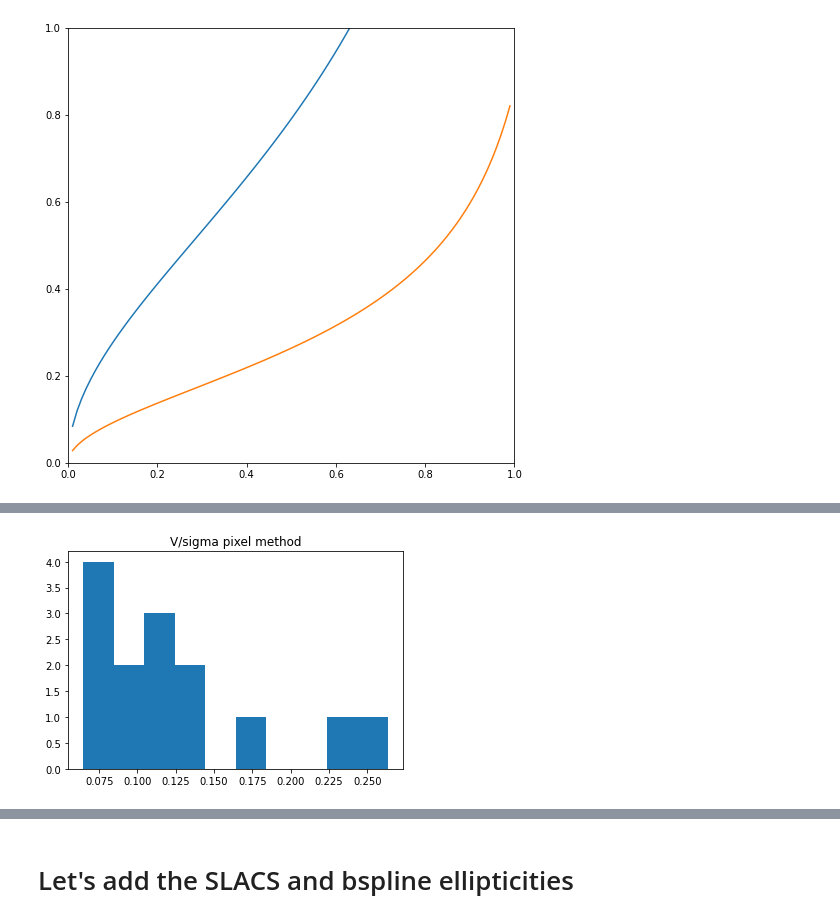
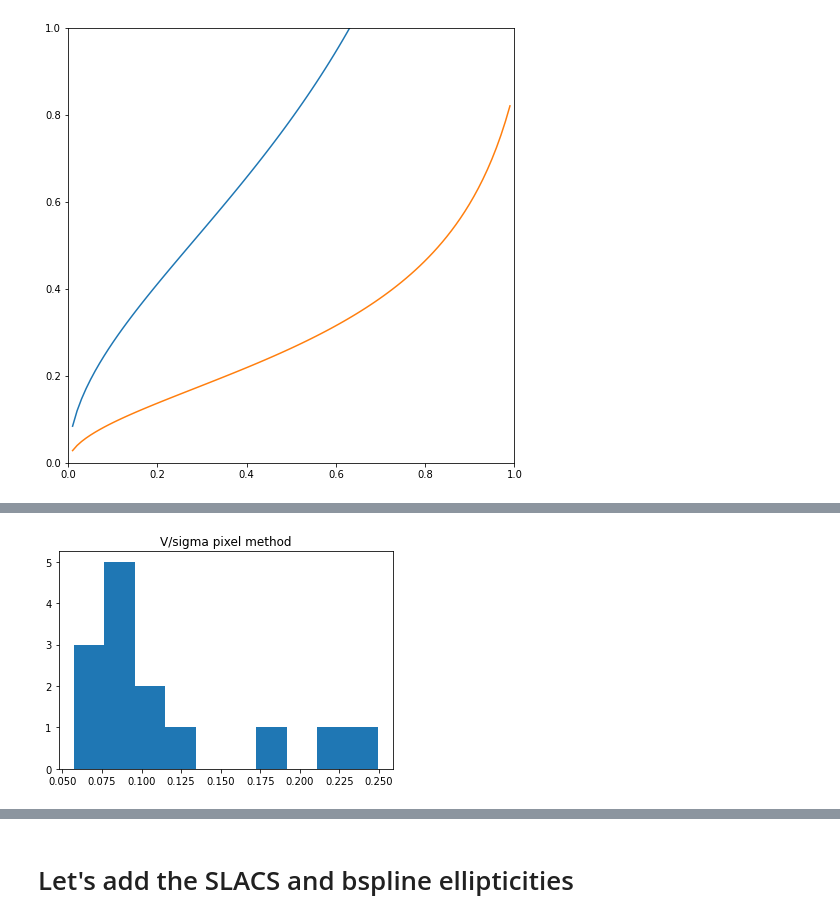
Before and after one commit to shawnknabel/slacs_kinematics_jam_modeling, a Jupyter notebook: jupyter_notebooks/kinematics_maps/fast_and_slow_rotators_analysis_011023.ipynb, the cells around one changed output, grey strips where cells are left out. Cells and saved outputs as stored; diff of their text form; code cells hidden in the pictures.

```diff
--- a/jupyter_notebooks/kinematics_maps/fast_and_slow_rotators_analysis_011023.ipynb
+++ b/jupyter_notebooks/kinematics_maps/fast_and_slow_rotators_analysis_011023.ipynb
@@ -67,0 +213,5 @@ for i in range(len(obj_names)):
+# %%
+fig, ax = plt.subplots()
+for i in range(14):
+    ax.scatter(i, pkl_reffs[i], c='k')
+    ax.scatter(i, slacs_reffs[i], c='b')
@@ -241,7 +437,7 @@ def calc_R (bin_arrays, num_bins):
 # %%
 # Define function to assign velocities to each pixel from their Voronoi bin, taking only those within the effective radius
 
-def calc_aperture_velocities_from_lum_weight_pixels (bin_arrays, V_array, VD_array, dVD_array, pixel_luminosities, reff):
+def calc_aperture_velocities_from_lum_weight_pixels_original (bin_arrays, V_array, VD_array, dV_array, dVD_array, pixel_luminosities, reff):
 
     # normalize pixel luminosities
     normalized_pixel_luminosities = pixel_luminosities/np.sum(pixel_luminosities)
@@ -249,6 +445,7 @@ def calc_aperture_velocities_from_lum_weight_pixels (bin_arrays, V_array, VD_arr
     # create array for velocity of each pixel
     pixel_Vs = np.zeros(len(pixel_luminosities))
     pixel_VDs = np.zeros(len(pixel_luminosities))
+    pixel_dVs = np.zeros(len(pixel_luminosities))
     pixel_dVDs = np.zeros(len(pixel_luminosities))
     velocity_in_aperture = 0
 
@@ -259,6 +456,7 @@ def calc_aperture_velocities_from_lum_weight_pixels (bin_arrays, V_array, VD_arr
         # add velocity to the weighted_pixel_velocities
         pixel_Vs[in_bin] = V_array[i]
         pixel_VDs[in_bin] = VD_array[i]
+        pixel_dVs[in_bin] = dV_array[i]
         pixel_dVDs[in_bin] = dVD_array[i]
 
     # get radius of pixels
@@ -272,11 +470,13 @@ def calc_aperture_velocities_from_lum_weight_pixels (bin_arrays, V_array, VD_arr
     # weight squared pixel velocities by pixel luminosity
     lum_weighted_pixel_Vs_sq = pixel_Vs**2 * normalized_pixel_luminosities
     lum_weighted_pixel_VDs_sq = pixel_VDs**2 * normalized_pixel_luminosities
+    lum_weighted_pixel_dVs_sq = 2 * pixel_Vs * pixel_dVs * normalized_pixel_luminosities
     lum_weighted_pixel_dVDs_sq = 2 * pixel_VDs * pixel_dVDs * normalized_pixel_luminosities
 
     # take only those in the effective radius
     lum_weighted_aperture_V = np.sqrt(np.sum(lum_weighted_pixel_Vs_sq[in_aperture]))
     lum_weighted_aperture_VD = np.sqrt(np.sum(lum_weighted_pixel_VDs_sq[in_aperture]))
+    lum_weighted_aperture_dV = np.sum(lum_weighted_pixel_dVs_sq[in_aperture]) / (2 * np.sqrt(np.sum(lum_weighted_pixel_Vs_sq[in_aperture])))
     lum_weighted_aperture_dVD = np.sum(lum_weighted_pixel_dVDs_sq[in_aperture]) / (2 * np.sqrt(np.sum(lum_weighted_pixel_VDs_sq[in_aperture])))
 
     # calculate V/sigma
@@ -288,4 +488,4 @@ def calc_aperture_velocities_from_lum_weight_pixels (bin_arrays, V_array, VD_arr
     lambda_R = numerator / denominator
 
 
-    return V_sigma, lambda_R, lum_weighted_aperture_V, lum_weighted_aperture_VD, lum_weighted_aperture_dVD
+    return V_sigma, lambda_R, lum_weighted_aperture_V, lum_weighted_aperture_VD, lum_weighted_aperture_dV, lum_weighted_aperture_dVD
@@ -294,18 +557,20 @@ def calc_aperture_velocities_from_lum_weight_pixels (bin_arrays, V_array, VD_arr
 
 V_sigmas_bin_method = np.zeros(len(obj_names))
 lambda_Rs_bin_method = np.zeros(len(obj_names))
+V_ap_int_rms_bin_method = np.zeros(len(obj_names))
 VD_ap_int_rms_bin_method = np.zeros(len(obj_names))
+dV_ap_int_rms_bin_method = np.zeros(len(obj_names))
 dVD_ap_int_rms_bin_method = np.zeros(len(obj_names))
 
 V_sigmas_pixel_method = np.zeros(len(obj_names))
 lambda_Rs_pixel_method = np.zeros(len(obj_names))
+V_ap_int_rms_pixel_method = np.zeros(len(obj_names))
 VD_ap_int_rms_pixel_method = np.zeros(len(obj_names))
-V_ap_int_rms_pixel_method = np.zeros(len(obj_names))
+dV_ap_int_rms_pixel_method = np.zeros(len(obj_names))
 dVD_ap_int_rms_pixel_method = np.zeros(len(obj_names))
 
-b=0
 
-for obj_name in obj_names:
+for i, obj_name in enumerate(obj_names):
 
     #################
     # set up directories
@@ -329,6 +594,10 @@ for obj_name in obj_names:
                      delimiter=',')
     # subtract the mean V
     V = V - np.mean(V)
+    V_cov = np.genfromtxt(f'{dir}{obj_name}_final_kinematics/{obj_name}_covariance_matrix_V.txt',
+                     delimiter=',')
+    dV = np.sqrt(np.diagonal(V_cov))
+
     # import voronoi binning data (#bins, 5215), spectrum for each bin
     voronoi_binning_data = fits.getdata(dir +'voronoi_binning_' + name + '_data.fits')
     num_bins = len(voronoi_binning_data)
@@ -339,9 +608,9 @@ for obj_name in obj_names:
     #################
     # sum each bin across all wavelengths to get bin luminosities
     bin_luminosities = np.zeros(len(V))
-    for i in range(len(V)):
-        lum = np.sum(voronoi_binning_data[i])
-        bin_luminosities[i] = lum
+    for j in range(len(V)):
+        lum = np.sum(voronoi_binning_data[j])
+        bin_luminosities[j] = lum
 
 
     #################
@@ -349,11 +618,15 @@ for obj_name in obj_names:
     short_name = obj_name[4:]
     R = calc_R (vorbin_pixels, len(V))
     print(f'length before cutting... {len(R)}')
-    effective_radius = reffs[b]
+    if i==6:
+        effective_radius = slacs_reffs[i]
+    else:
+        effective_radius = reffs[i]
     condition = R < effective_radius
     R_in_aperture = R[condition]
     V_in_aperture = V[condition]
     VD_in_aperture = VD[condition]
+    dV_in_aperture = dV[condition]
     dVD_in_aperture = dVD[condition]
     bin_luminosities_in_aperture = bin_luminosities[condition]
     print(f'length after cutting... {len(R_in_aperture)}')
@@ -361,9 +634,17 @@ for obj_name in obj_names:
 
     #################
     # calculate V_sigma
-    V_sigmas_bin_method[b], VD_ap_int_rms_bin_method[b], dVD_ap_int_rms_bin_method[b] = lum_weight_V_sigma ( V_in_aperture, VD_in_aperture, dVD_in_aperture, bin_luminosities_in_aperture )
+    V_sigmas_bin_method[i], \
+        V_ap_int_rms_bin_method[i], \
+        VD_ap_int_rms_bin_method[i], \
+        dV_ap_int_rms_bin_method[i], \
+        dVD_ap_int_rms_bin_method[i] = lum_weight_V_sigma ( V_in_aperture,
+                                                           VD_in_aperture,
+                                                           dV_in_aperture,
+                                                           dVD_in_aperture,
+                                                           bin_luminosities_in_aperture )
     # calculate lambda_R
-    lambda_Rs_bin_method[b] = calc_lambda_R (V_in_aperture, VD_in_aperture, R_in_aperture, bin_luminosities_in_aperture)
+    lambda_Rs_bin_method[i] = calc_lambda_R (V_in_aperture, VD_in_aperture, R_in_aperture, bin_luminosities_in_aperture)
 
     ###########################################
     # Now second method
@@ -376,37 +657,44 @@ for obj_name in obj_names:
     normalized_summed_datacube = summed_datacube/np.sum(summed_datacube)
 
     # get effective radius
-    if obj_name == 'SDSSJ1306+0600':
-        reff = 2.30
-    else:
+    #if obj_name == 'SDSSJ1306+0600':
+    #    reff = 2.30
+    #else:
         # get reff from slacs table
-        slacs_table = np.genfromtxt(f'{data_dir}slacs_tableA1.txt', delimiter='', dtype='U10')
-        slacs_table_name = obj_name[4:]
-        slacs_reffs = slacs_table[:,7].astype(float)
-        reff = slacs_reffs[slacs_table[:,0]==slacs_table_name]
+    #    slacs_table = np.genfromtxt(f'{data_dir}slacs_tableA1.txt', delimiter='', dtype='U10')
+    #    slacs_table_name = obj_name[4:]
+    #    slacs_reffs = slacs_table[:,7].astype(float)
+    #    reff = slacs_reffs[slacs_table[:,0]==slacs_table_name]
+
 
     # calculate pixel luminosities
     pixel_luminosities = np.zeros(len(vorbin_pixels))
-    for i in range(len(vorbin_pixels)):
-        x = int(vorbin_pixels[i,0])
-        y = int(vorbin_pixels[i,1])
+    for j in range(len(vorbin_pixels)):
+        x = int(vorbin_pixels[j,0])
+        y = int(vorbin_pixels[j,1])
         pixel_luminosity = summed_datacube[y,x]
-        pixel_luminosities[i] = pixel_luminosity
+        pixel_luminosities[j] = pixel_luminosity
 
     # calculate luminosity weights for each bin contribution to the integrated velocities within the effective radius
     shells=[1.]
-    luminosity_weights = calc_luminosity_weights_in_shells(vorbin_pixels, num_bins, bin_luminosities, pixel_luminosities, shells, reff)
+    luminosity_weights = calc_luminosity_weights_in_shells(vorbin_pixels,
+                                                           num_bins,
+                                                           bin_luminosities,
+                                                           pixel_luminosities,
+                                                           shells,
+                                                           effective_radius)
 
     # calculate the luminosity-weighted mean V and VD for the aperture within the effective radius
     sum_lum_weights = np.sum(luminosity_weights, axis=0) # sum over the weights for the normalization
     normalized_lum_weights = luminosity_weights / sum_lum_weights
 
     # calculate V_sigma# calculate lambda_R
-    V_sigmas_pixel_method[b], lambda_Rs_pixel_method[b], \
-        V_ap_int_rms_pixel_method[b], VD_ap_int_rms_pixel_method[b], \
-        dVD_ap_int_rms_pixel_method[b]  = calc_aperture_velocities_from_lum_weight_pixels(vorbin_pixels, V, VD, dVD, pixel_luminosities, reff)
-
-    b=b+1
+    V_sigmas_pixel_method[i], lambda_Rs_pixel_method[i], \
+        V_ap_int_rms_pixel_method[i], VD_ap_int_rms_pixel_method[i], \
+        dV_ap_int_rms_pixel_method[i], dVD_ap_int_rms_pixel_method[i]  = calc_aperture_velocities_from_lum_weight_pixels(vorbin_pixels,
+                                                                                                                         V, VD, dV, dVD,
+                                                                                                                         pixel_luminosities,
+                                                                                                                         effective_radius)
 
 
 plt.figure()
@@ -450 +738 @@ length after cutting... 54
-[figure, old version]
+[figure, new version]
```
Also changed, not shown: parts of 148 cells of this notebook, 21 other files.
